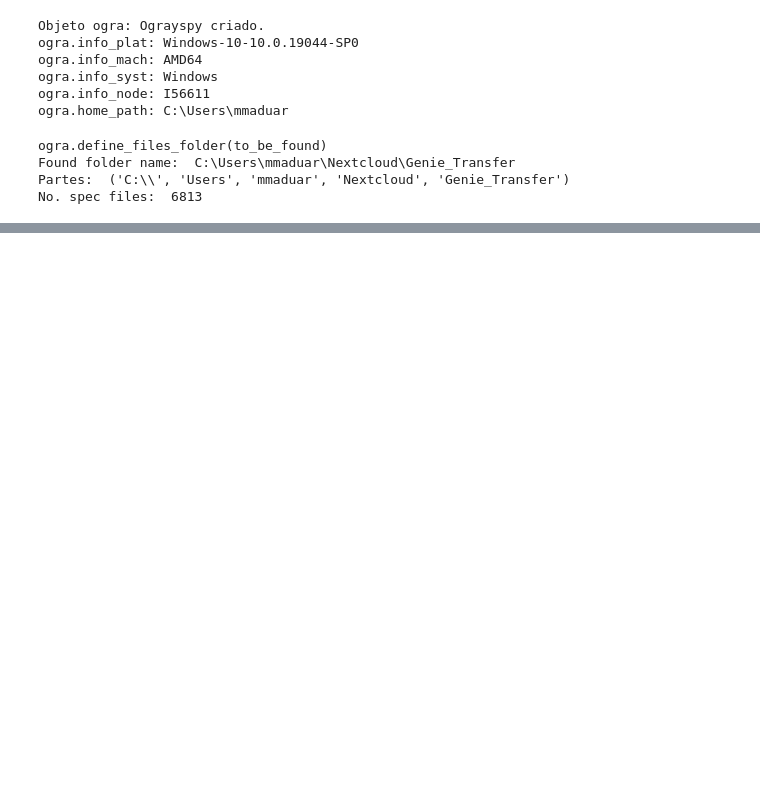
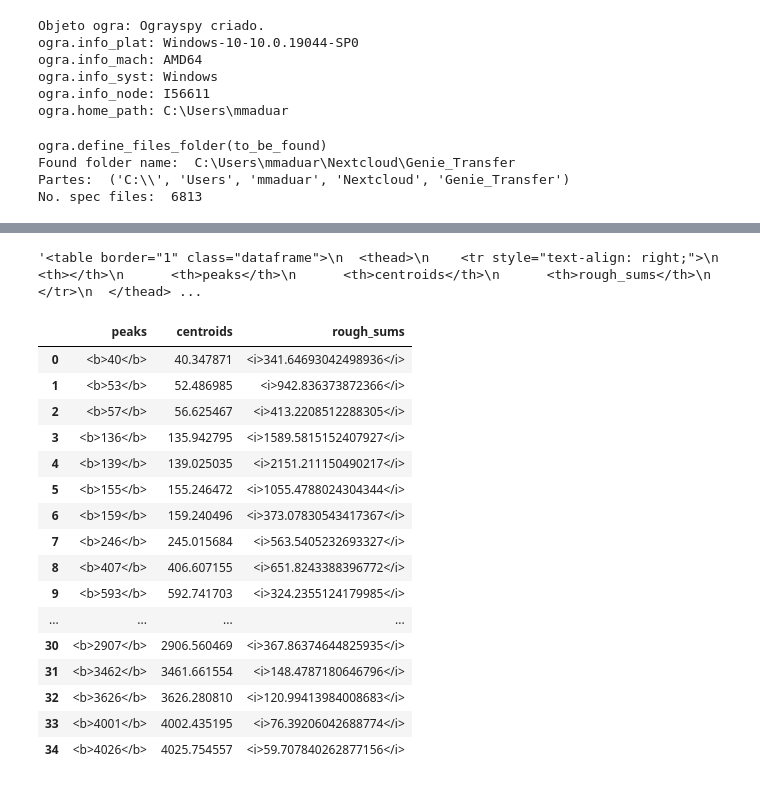
Before and after one commit to terrabela/OGRaySpY, a Jupyter notebook: src/radionuclide_analysis.ipynb, the cells around one changed output, grey strips where cells are left out. Saved outputs shown, nothing was run; the diff lists cells and outputs as text; code cells hidden in the pictures; blank space fills up the shorter version.

```diff
--- a/src/radionuclide_analysis.ipynb
+++ b/src/radionuclide_analysis.ipynb
@@ -187,0 +211,39 @@ Fez total analysis.
+# %%
+# 2022-Dez-28
+# Testes com conversão de pandas df .to_html
+# Teste 1: html direto
+df_to_html = ogra.a_spec.spec_pks_df.to_html(columns=['peaks', 'centroids', 'rough_sums'])
+df_to_html
+# %% [output]
+'<table border="1" class="dataframe">\n  <thead>\n    <tr style="text-align: right;">\n      <th></th>\n      <th>peaks</th>\n      <th>centroids</th>\n      <th>rough_sums</th>\n    </tr>\n  </thead> ...
+# %%
+# 2022-Dez-28
+# Testes com conversão de pandas df .to_html
+# Teste 2: aplicando tags html:
+df_to_html = ogra.a_spec.spec_pks_df.to_html(
+    columns=['peaks', 'centroids', 'rough_sums'],
+    formatters={
+        'peaks': lambda x: '<b>' + str(x) + '</b>',
+        'rough_sums': lambda x: '<i>' + str(x) + '</i>'}
+)
+df_to_html
+import IPython
+IPython.display.HTML(df_to_html)
+# %% [output]
+|  | peaks | centroids | rough_sums |
+| 0 | <b>40</b> | 40.347871 | <i>341.64693042498936</i> |
+| 1 | <b>53</b> | 52.486985 | <i>942.836373872366</i> |
+| 2 | <b>57</b> | 56.625467 | <i>413.2208512288305</i> |
+| 3 | <b>136</b> | 135.942795 | <i>1589.5815152407927</i> |
+| 4 | <b>139</b> | 139.025035 | <i>2151.211150490217</i> |
+| 5 | <b>155</b> | 155.246472 | <i>1055.4788024304344</i> |
+| 6 | <b>159</b> | 159.240496 | <i>373.07830543417367</i> |
+| 7 | <b>246</b> | 245.015684 | <i>563.5405232693327</i> |
+| 8 | <b>407</b> | 406.607155 | <i>651.8243388396772</i> |
+| 9 | <b>593</b> | 592.741703 | <i>324.2355124179985</i> |
+| ... | ... | ... | ... |
+| 30 | <b>2907</b> | 2906.560469 | <i>367.86374644825935</i> |
+| 31 | <b>3462</b> | 3461.661554 | <i>148.4787180646796</i> |
+| 32 | <b>3626</b> | 3626.280810 | <i>120.99413984008683</i> |
+| 33 | <b>4001</b> | 4002.435195 | <i>76.39206042688774</i> |
+| 34 | <b>4026</b> | 4025.754557 | <i>59.707840262877156</i> |
```
Also changed, not shown: parts of 29 cells of this notebook.
